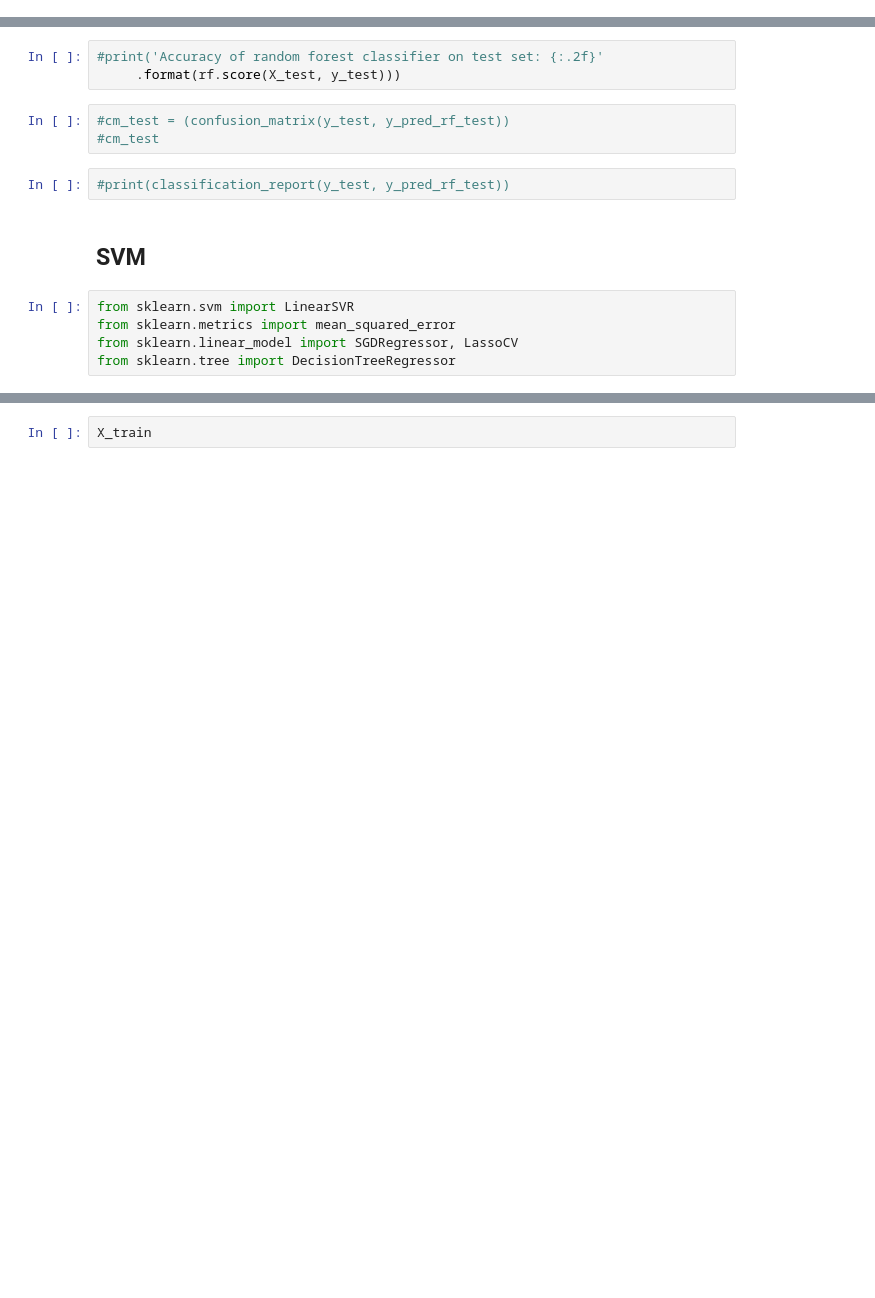
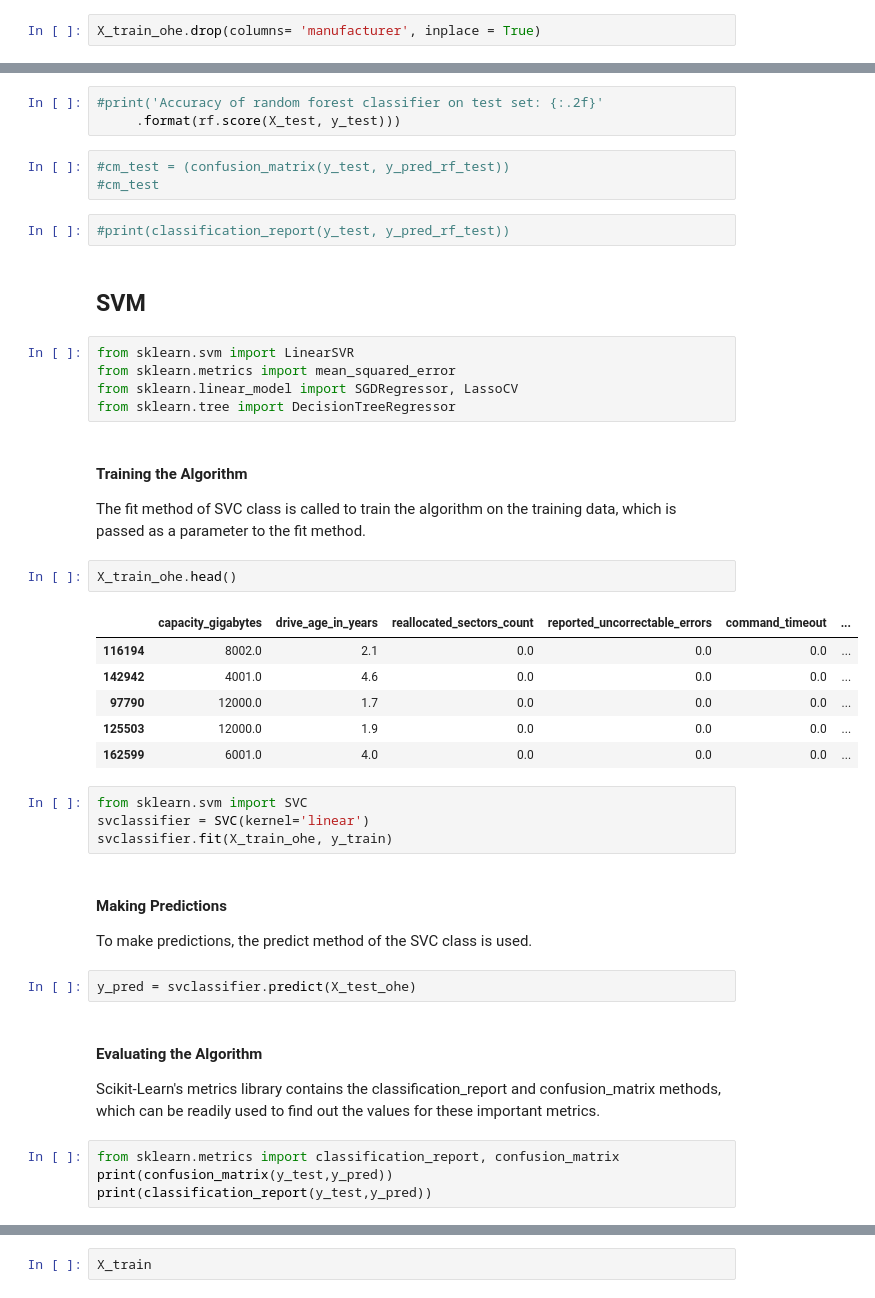
Before and after one commit to just-keep-spinning/hard-drive-project, a Jupyter notebook: tim_capstone_folder/pipeline.ipynb, the cells around one changed output, grey strips where cells are left out. Cells and saved outputs as stored; diff of their text form; blank space fills up the shorter version.

```diff
--- a/tim_capstone_folder/pipeline.ipynb
+++ b/tim_capstone_folder/pipeline.ipynb
@@ -660,0 +626,2 @@ X_train, X_test, y_train, y_test = split_my_data(df)
+# %%
+X_train_ohe.drop(columns= 'manufacturer', inplace = True)
@@ -765,5 +742,36 @@ from sklearn.svm import LinearSVR
 from sklearn.metrics import mean_squared_error
 from sklearn.linear_model import SGDRegressor, LassoCV
 from sklearn.tree import DecisionTreeRegressor
+# %% [markdown]
+#### Training the Algorithm
+
+The fit method of SVC class is called to train the algorithm on the training data, which is passed as a parameter to the fit method.
+# %%
+X_train_ohe.head()
+# %% [output]
+|  | capacity_gigabytes | drive_age_in_years | reallocated_sectors_count | reported_uncorrectable_errors | command_timeout | ... |
+| 116194 | 8002.0 | 2.1 | 0.0 | 0.0 | 0.0 | ... |
+| 142942 | 4001.0 | 4.6 | 0.0 | 0.0 | 0.0 | ... |
+| 97790 | 12000.0 | 1.7 | 0.0 | 0.0 | 0.0 | ... |
+| 125503 | 12000.0 | 1.9 | 0.0 | 0.0 | 0.0 | ... |
+| 162599 | 6001.0 | 4.0 | 0.0 | 0.0 | 0.0 | ... |
+# %%
+from sklearn.svm import SVC
+svclassifier = SVC(kernel='linear')
+svclassifier.fit(X_train_ohe, y_train)
+# %% [markdown]
+#### Making Predictions
+
+To make predictions, the predict method of the SVC class is used.
+# %%
+y_pred = svclassifier.predict(X_test_ohe)
+# %% [markdown]
+#### Evaluating the Algorithm
+
+Scikit-Learn's metrics library contains the classification_report and confusion_matrix methods, which can be readily used to find out the values for these important metrics.
+# %%
+from sklearn.metrics import classification_report, confusion_matrix
+print(confusion_matrix(y_test,y_pred))
+print(classification_report(y_test,y_pred))
 # %%
 sgd = SGDRegressor(fit_intercept=False, max_iter=1000, random_state=123)
```
Also changed, not shown: parts of 40 cells of this notebook, 4 other files.
